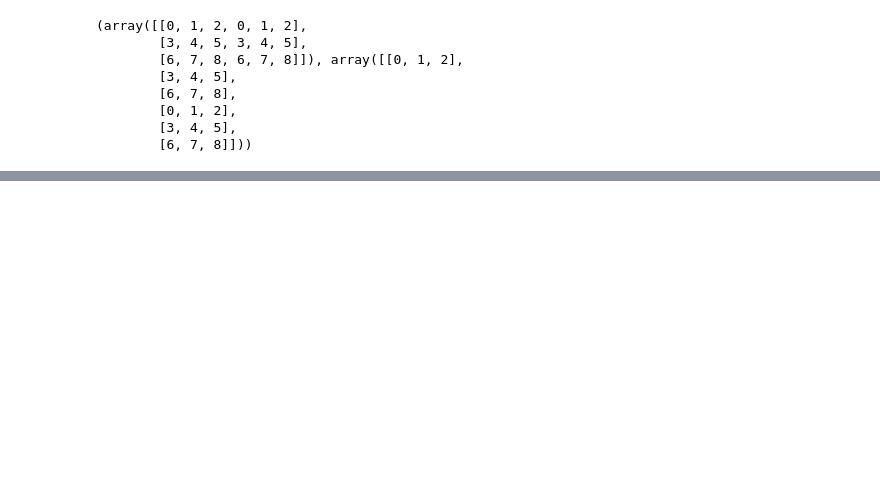
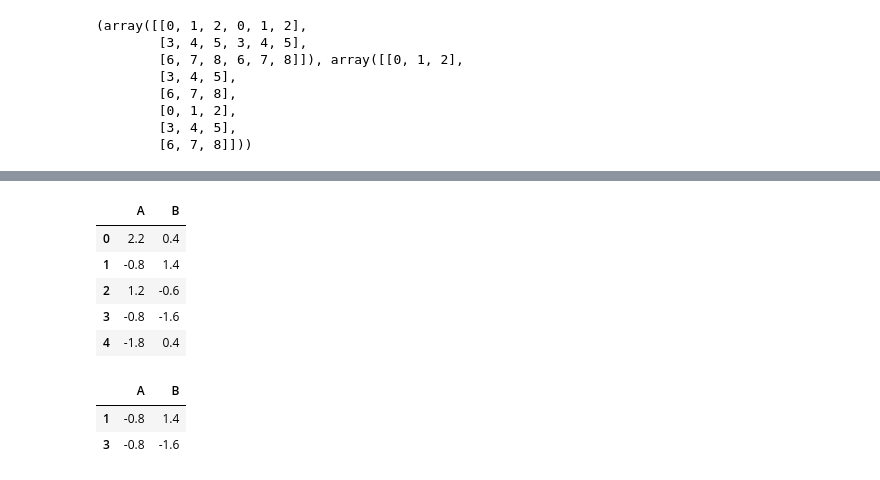
Before and after one commit to ale3otik/NightPy, a Jupyter notebook: keras_datagen_Miller.ipynb, the cells around one changed output, grey strips where cells are left out. Cells and saved outputs as stored; diff of their text form; code cells hidden in the pictures; blank space fills up the shorter version.

Commit message:
update datagen

```diff
--- a/keras_datagen_Miller.ipynb
+++ b/keras_datagen_Miller.ipynb
@@ -62,8 +81,10 @@ class DataGenerator:
         self.bad_columns = bad_columns
 
     def fit(self, X):
-        self.mean = np.mean(X ,axis=(0,1,2), keepdims=True)
-        self.sd = np.std(X ,axis=(0,1,2), keepdims=True)
+#         X = deepcopy(X).fillna(0)
+        self.mean = X.mean()
+        self.sd = X.std()
+        print('end fit')
 
     def normalize(self, X):
         X  = (X - self.mean) / self.sd
@@ -83,6 +104,7 @@ class DataGenerator:
             '''
                 expander must return numpy array with shape (new_features_len)
             '''
+
             if feature_expander is not None:
                 new_features = []
                 for i in np.arange(features_win, X.shape[0]):
@@ -103,8 +125,10 @@ class DataGenerator:
             for i in np.arange(forecast_win) + 1:
                 Y = pd.concat((Y, X.shift(periods=i)),axis=1)
 
+            Y.columns = np.arange(len(Y.columns))
+
             Y = Y.fillna(Y.median(axis=0))
-            return np.array(Y), y
+            return Y, y
 
 
     def flow(self, X, y, batch_size=10000, feature_expender=None,
@@ -118,6 +142,10 @@ class DataGenerator:
                 x_batch, y_batch = X.iloc[inds], y[inds]
                 x_batch, y_batch = self.do_fucking_job(x_batch, y_batch,
                                 feature_expender, forecast_win, features_win)
+                #  USE normalize if you REALLY need
+                x_batch = self.normalize(x_batch)
+                x_batch = np.array(x_batch)
+                print('batch released')
                 yield (x_batch, y_batch)
 # %%
 a = np.arange(9).reshape(3,3)
@@ -157,0 +177,4 @@ df.shift(1)
+# %%
+datagen = DataGenerator()
+# %%
+datagen.fit(df)
@@ -157,0 +221,15 @@ df.shift(1)
+# %%
+df - df.mean()
+# %% [output]
+|  | A | B |
+| 0 | 2.2 | 0.4 |
+| 1 | -0.8 | 1.4 |
+| 2 | 1.2 | -0.6 |
+| 3 | -0.8 | -1.6 |
+| 4 | -1.8 | 0.4 |
+# %%
+df.iloc[[1,3]] - df.mean()
+# %% [output]
+|  | A | B |
+| 1 | -0.8 | 1.4 |
+| 3 | -0.8 | -1.6 |
```
Also changed, not shown: parts of 7 cells of this notebook.
